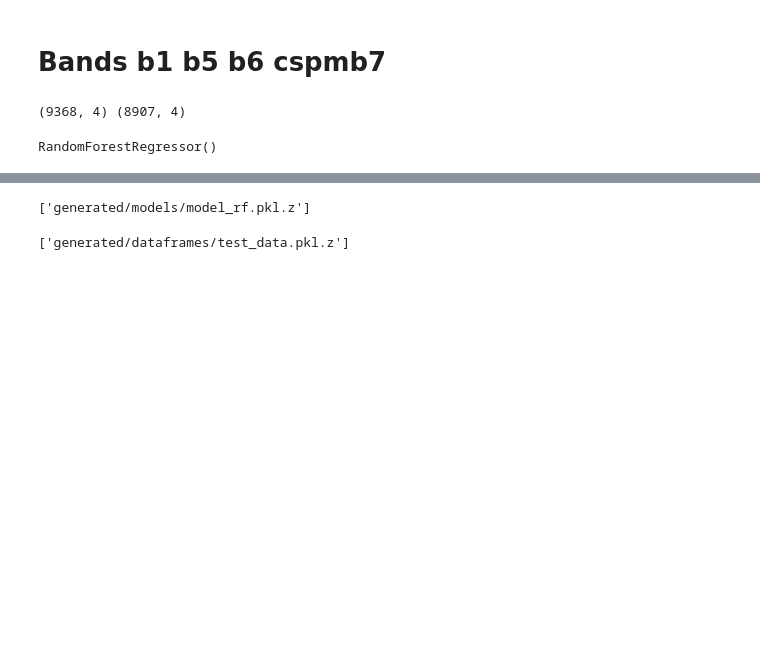
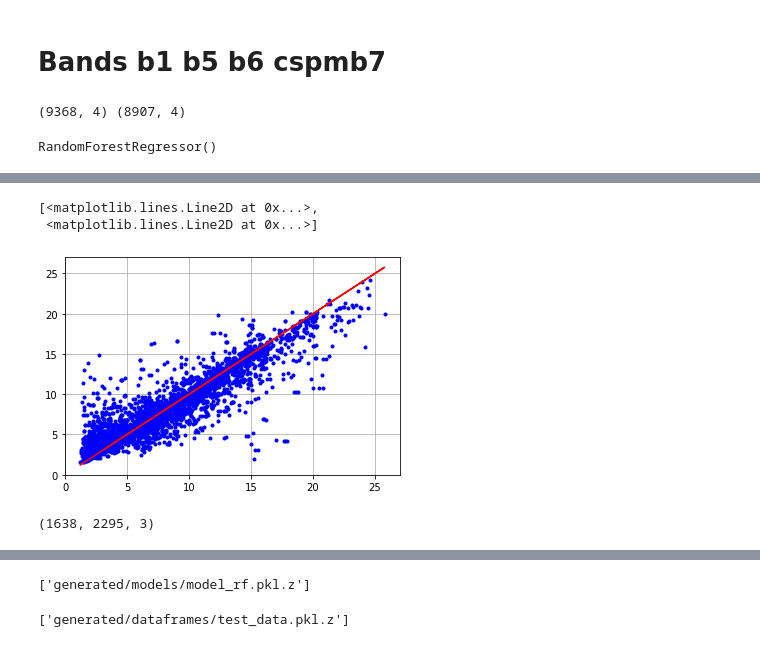
Before and after one commit to Ocean-Technologies/satellite_bathymetry, a Jupyter notebook: baseline/model.ipynb, the cells around one changed output, grey strips where cells are left out. Saved outputs shown, nothing was run; the diff lists cells and outputs as text; code cells hidden in the pictures; blank space fills up the shorter version.

```diff
--- a/baseline/model.ipynb
+++ b/baseline/model.ipynb
@@ -88,0 +117,12 @@ val_data = pd.concat([X_val, y_val, df[df.index.isin(X_val.index)][['x','y']], p
+# %%
+plt.grid()
+plt.plot(val_data['z'],val_data['rf_pred'],'b.',val_data['z'],val_data['z'],'r')
+# %% [output]
+[<matplotlib.lines.Line2D at 0x...>,
+ <matplotlib.lines.Line2D at 0x...>]
+[figure, added]
+# %%
+blank = np.ones((val_data.y.max(),val_data.x.max(),3))*255
+print(blank.shape)
+# %% [output]
+(1638, 2295, 3)
```
Also changed, not shown: parts of 8 cells of this notebook.
